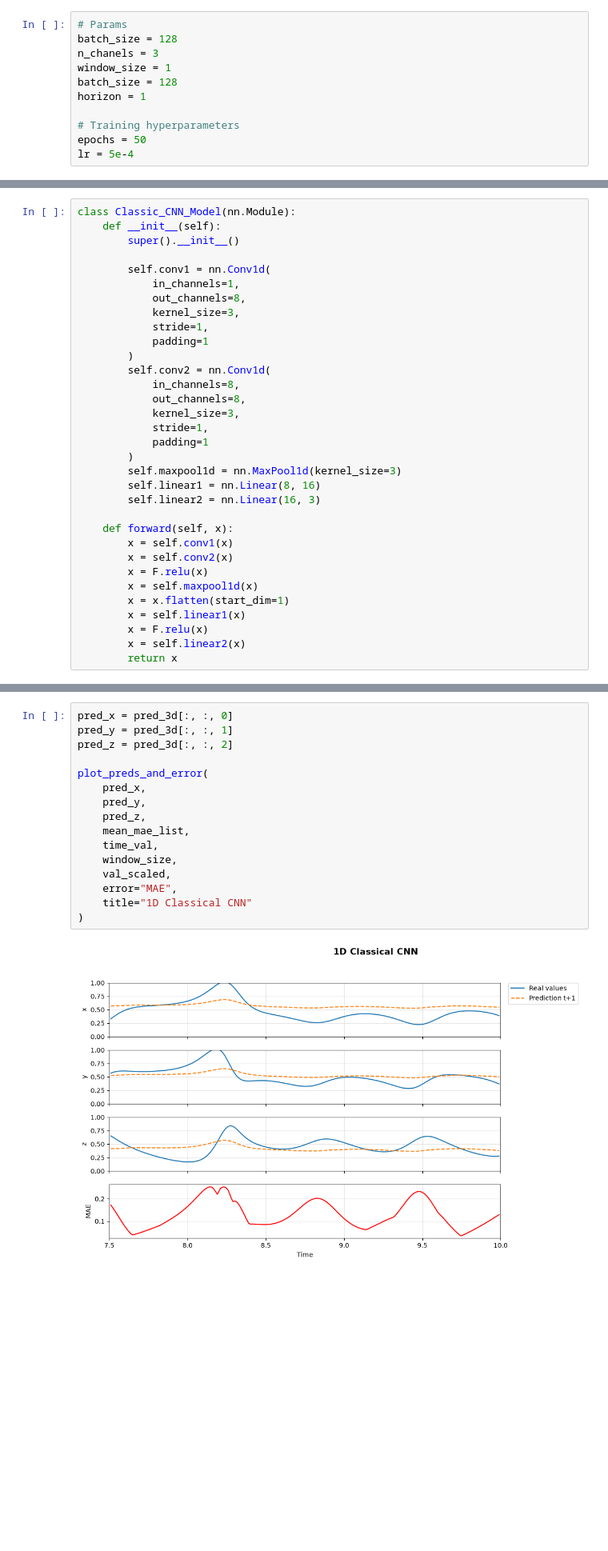
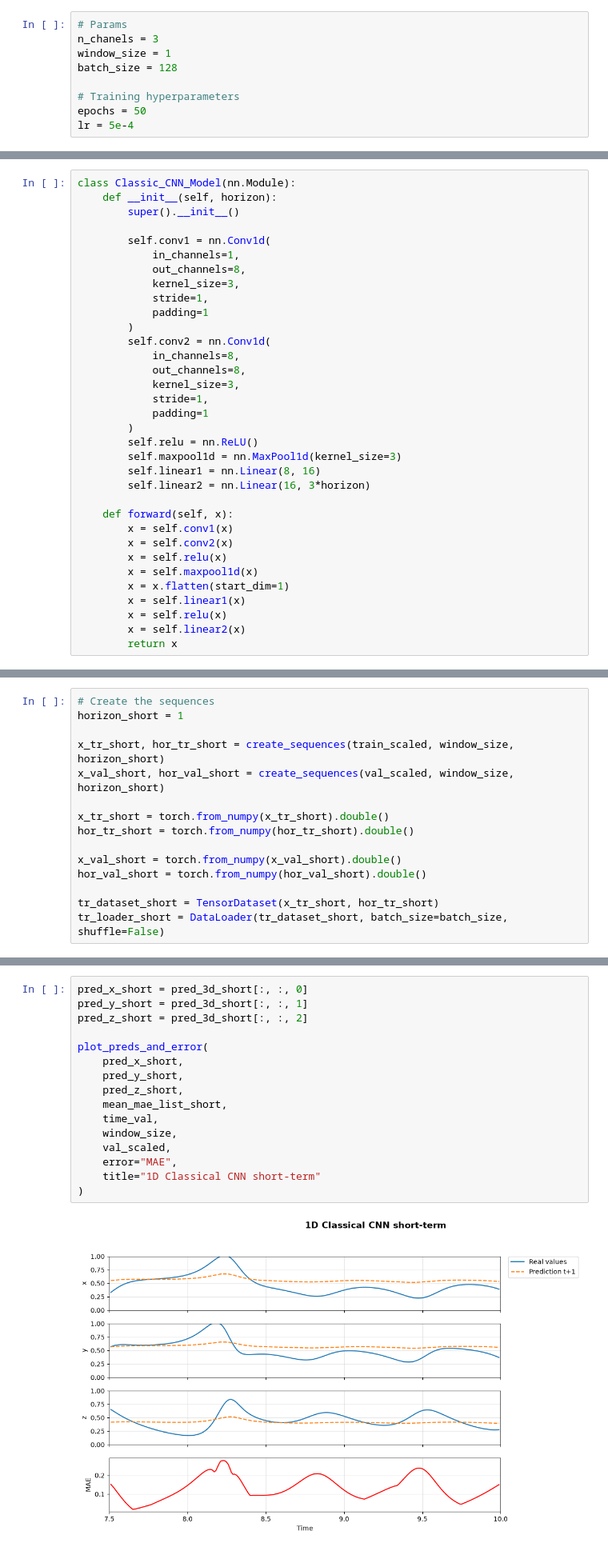
Before and after one commit to mariomeendezz/QML-for-multivariate-time-series-forecasting, a Jupyter notebook: src/06. Classical 1D CNN.ipynb, the cells around one changed output, grey strips where cells are left out. Shown at 80% size. Drawn from its saved outputs; the diff is of its cells as text; blank space fills up the shorter version.

```diff
--- a/src/06. Classical 1D CNN.ipynb
+++ b/src/06. Classical 1D CNN.ipynb
@@ -78,11 +78,9 @@ In this section, we use a classical approach for benchmarking purposes. The chos
 - Linear(16 → 3)
 # %%
 # Params
-batch_size = 128
 n_chanels = 3
 window_size = 1
 batch_size = 128
-horizon = 1
 
 # Training hyperparameters
 epochs = 50
@@ -103,6 +88,6 @@ tr_loader = DataLoader(tr_dataset, batch_size=batch_size, shuffle=False)
 # %%
 class Classic_CNN_Model(nn.Module):
-    def __init__(self):
+    def __init__(self, horizon):
         super().__init__()
 
         self.conv1 = nn.Conv1d(
@@ -119,17 +104,18 @@ class Classic_CNN_Model(nn.Module):
             stride=1,
             padding=1
         )
+        self.relu = nn.ReLU()
         self.maxpool1d = nn.MaxPool1d(kernel_size=3)
         self.linear1 = nn.Linear(8, 16)
-        self.linear2 = nn.Linear(16, 3)
+        self.linear2 = nn.Linear(16, 3*horizon)
 
     def forward(self, x):
         x = self.conv1(x)
         x = self.conv2(x)
-        x = F.relu(x)
+        x = self.relu(x)
         x = self.maxpool1d(x)
         x = x.flatten(start_dim=1)
         x = self.linear1(x)
-        x = F.relu(x)
+        x = self.relu(x)
         x = self.linear2(x)
         return x
@@ -136,3 +124,18 @@ class Classic_CNN_Model(nn.Module):
+# %%
+# Create the sequences
+horizon_short = 1
+
+x_tr_short, hor_tr_short = create_sequences(train_scaled, window_size, horizon_short)
+x_val_short, hor_val_short = create_sequences(val_scaled, window_size, horizon_short)
+
+x_tr_short = torch.from_numpy(x_tr_short).double()
+hor_tr_short = torch.from_numpy(hor_tr_short).double()
+
+x_val_short = torch.from_numpy(x_val_short).double()
+hor_val_short = torch.from_numpy(hor_val_short).double()
+
+tr_dataset_short = TensorDataset(x_tr_short, hor_tr_short)
+tr_loader_short = DataLoader(tr_dataset_short, batch_size=batch_size, shuffle=False)
 # %%
 reset_seeds(SEED)
 
@@ -272,20 +274,20 @@ save_result_csv(
     },
 )
 # %%
-pred_x = pred_3d[:, :, 0]
-pred_y = pred_3d[:, :, 1]
-pred_z = pred_3d[:, :, 2]
+pred_x_short = pred_3d_short[:, :, 0]
+pred_y_short = pred_3d_short[:, :, 1]
+pred_z_short = pred_3d_short[:, :, 2]
 
 plot_preds_and_error(
-    pred_x,
-    pred_y,
-    pred_z,
-    mean_mae_list,
+    pred_x_short,
+    pred_y_short,
+    pred_z_short,
+    mean_mae_list_short,
     time_val,
     window_size,
     val_scaled,
     error="MAE",
-    title="1D Classical CNN"
+    title="1D Classical CNN short-term"
 )
 # %% [output]
-[figure, old version]
+[figure, new version]
```
Also changed, not shown: parts of 14 cells of this notebook.
